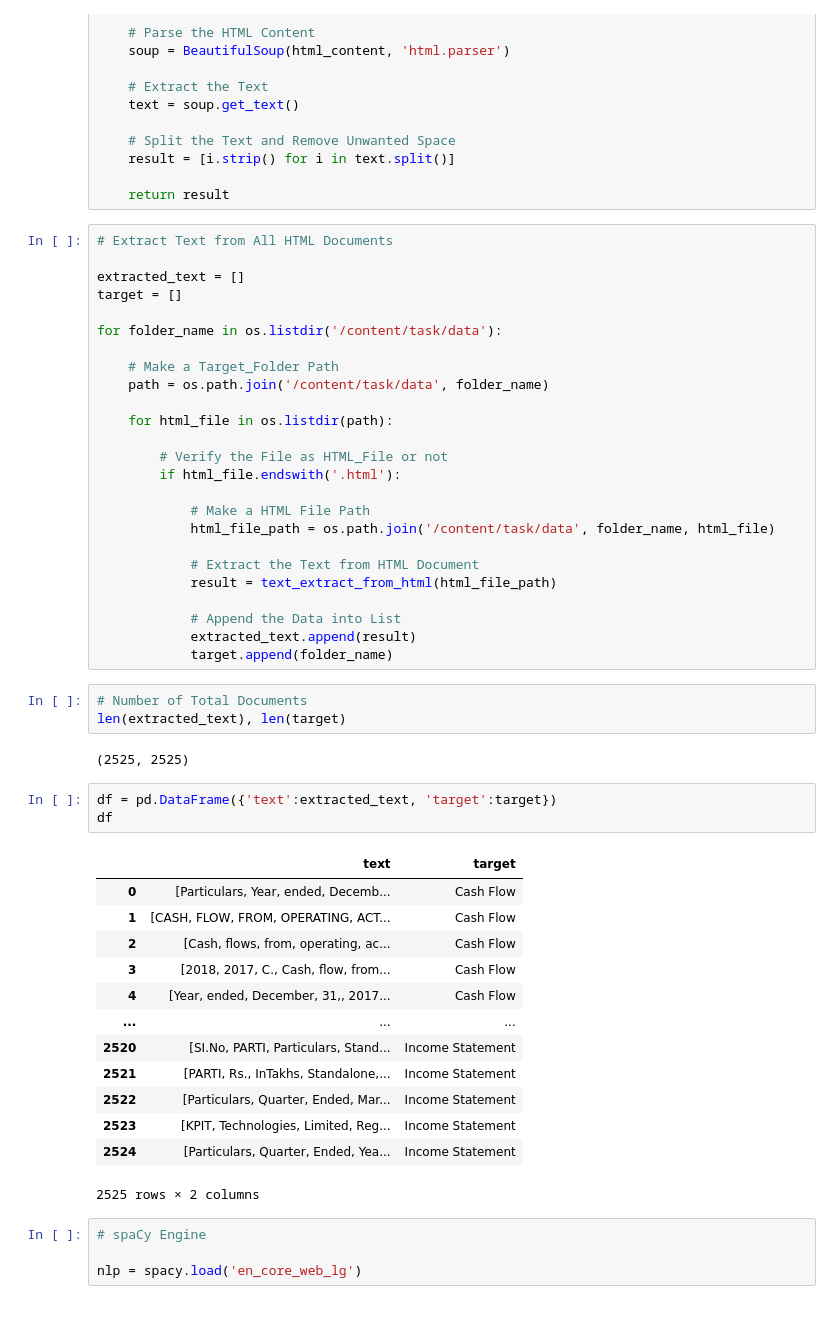
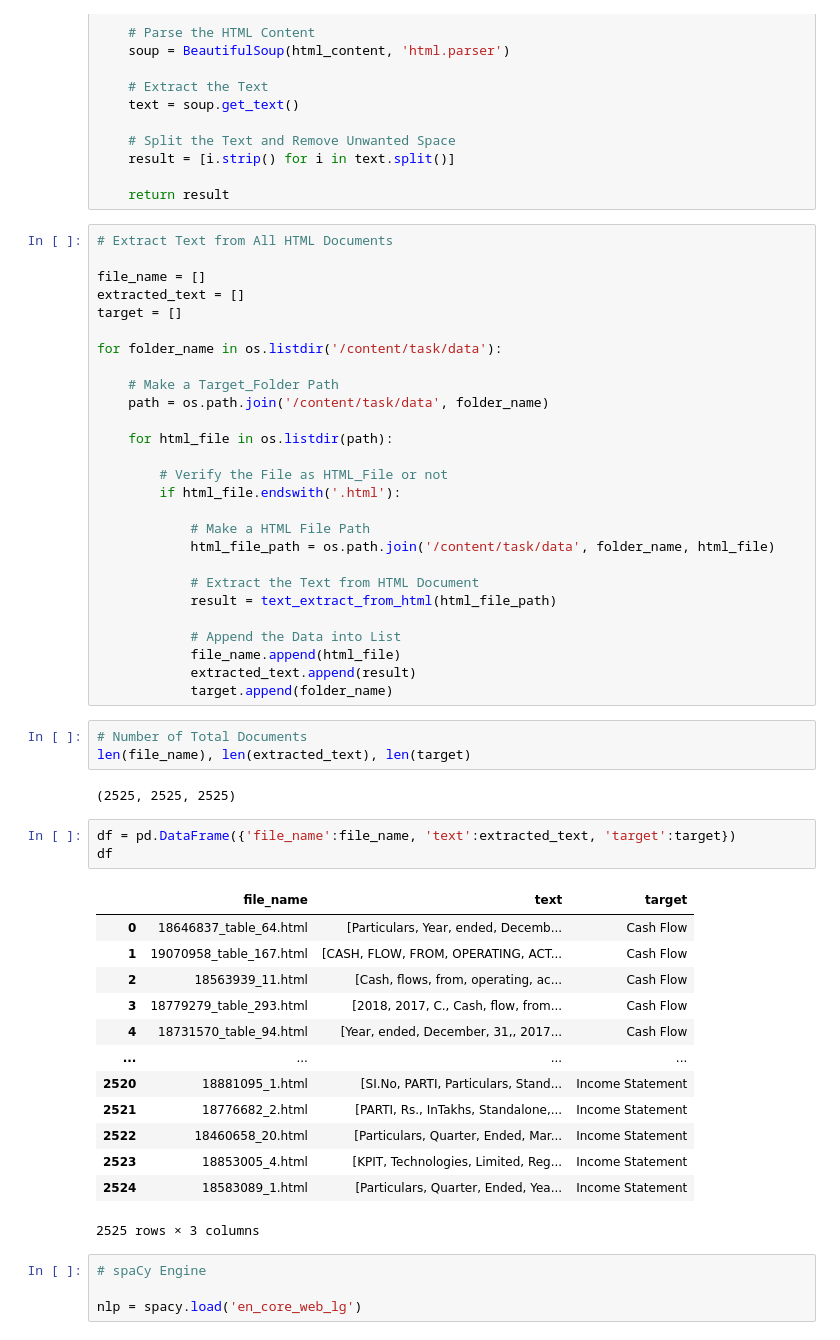
Before and after one commit to gopiashokan/Financial-Document-Classification-using-Deep-Learning, a Jupyter notebook: Financial_Document_Classification.ipynb, the cells around one changed output. Drawn from its saved outputs; the diff is of its cells as text.

```diff
--- a/Financial_Document_Classification.ipynb
+++ b/Financial_Document_Classification.ipynb
@@ -98,6 +81,7 @@ def text_extract_from_html(html_file):
 # %%
 # Extract Text from All HTML Documents
 
+file_name = []
 extracted_text = []
 target = []
 
@@ -118,30 +102,31 @@ for folder_name in os.listdir('/content/task/data'):
             result = text_extract_from_html(html_file_path)
 
             # Append the Data into List
+            file_name.append(html_file)
             extracted_text.append(result)
             target.append(folder_name)
 # %%
 # Number of Total Documents
-len(extracted_text), len(target)
+len(file_name), len(extracted_text), len(target)
 # %% [output]
-(2525, 2525)
+(2525, 2525, 2525)
 # %%
-df = pd.DataFrame({'text':extracted_text, 'target':target})
+df = pd.DataFrame({'file_name':file_name, 'text':extracted_text, 'target':target})
 df
 # %% [output]
-|  | text | target |
-| 0 | [Particulars, Year, ended, Decemb... | Cash Flow |
-| 1 | [CASH, FLOW, FROM, OPERATING, ACT... | Cash Flow |
-| 2 | [Cash, flows, from, operating, ac... | Cash Flow |
-| 3 | [2018, 2017, C., Cash, flow, from... | Cash Flow |
-| 4 | [Year, ended, December, 31,, 2017... | Cash Flow |
-| ... | ... | ... |
-| 2520 | [SI.No, PARTI, Particulars, Stand... | Income Statement |
-| 2521 | [PARTI, Rs., InTakhs, Standalone,... | Income Statement |
-| 2522 | [Particulars, Quarter, Ended, Mar... | Income Statement |
-| 2523 | [KPIT, Technologies, Limited, Reg... | Income Statement |
-| 2524 | [Particulars, Quarter, Ended, Yea... | Income Statement |
+|  | file_name | text | target |
+| 0 | 18646837_table_64.html | [Particulars, Year, ended, Decemb... | Cash Flow |
+| 1 | 19070958_table_167.html | [CASH, FLOW, FROM, OPERATING, ACT... | Cash Flow |
+| 2 | 18563939_11.html | [Cash, flows, from, operating, ac... | Cash Flow |
+| 3 | 18779279_table_293.html | [2018, 2017, C., Cash, flow, from... | Cash Flow |
+| 4 | 18731570_table_94.html | [Year, ended, December, 31,, 2017... | Cash Flow |
+| ... | ... | ... | ... |
+| 2520 | 18881095_1.html | [SI.No, PARTI, Particulars, Stand... | Income Statement |
+| 2521 | 18776682_2.html | [PARTI, Rs., InTakhs, Standalone,... | Income Statement |
+| 2522 | 18460658_20.html | [Particulars, Quarter, Ended, Mar... | Income Statement |
+| 2523 | 18853005_4.html | [KPIT, Technologies, Limited, Reg... | Income Statement |
+| 2524 | 18583089_1.html | [Particulars, Quarter, Ended, Yea... | Income Statement |
-2525 rows × 2 columns
+2525 rows × 3 columns
 # %%
 # spaCy Engine
 
```
Also changed, not shown: parts of 27 cells of this notebook, 2 other files.
